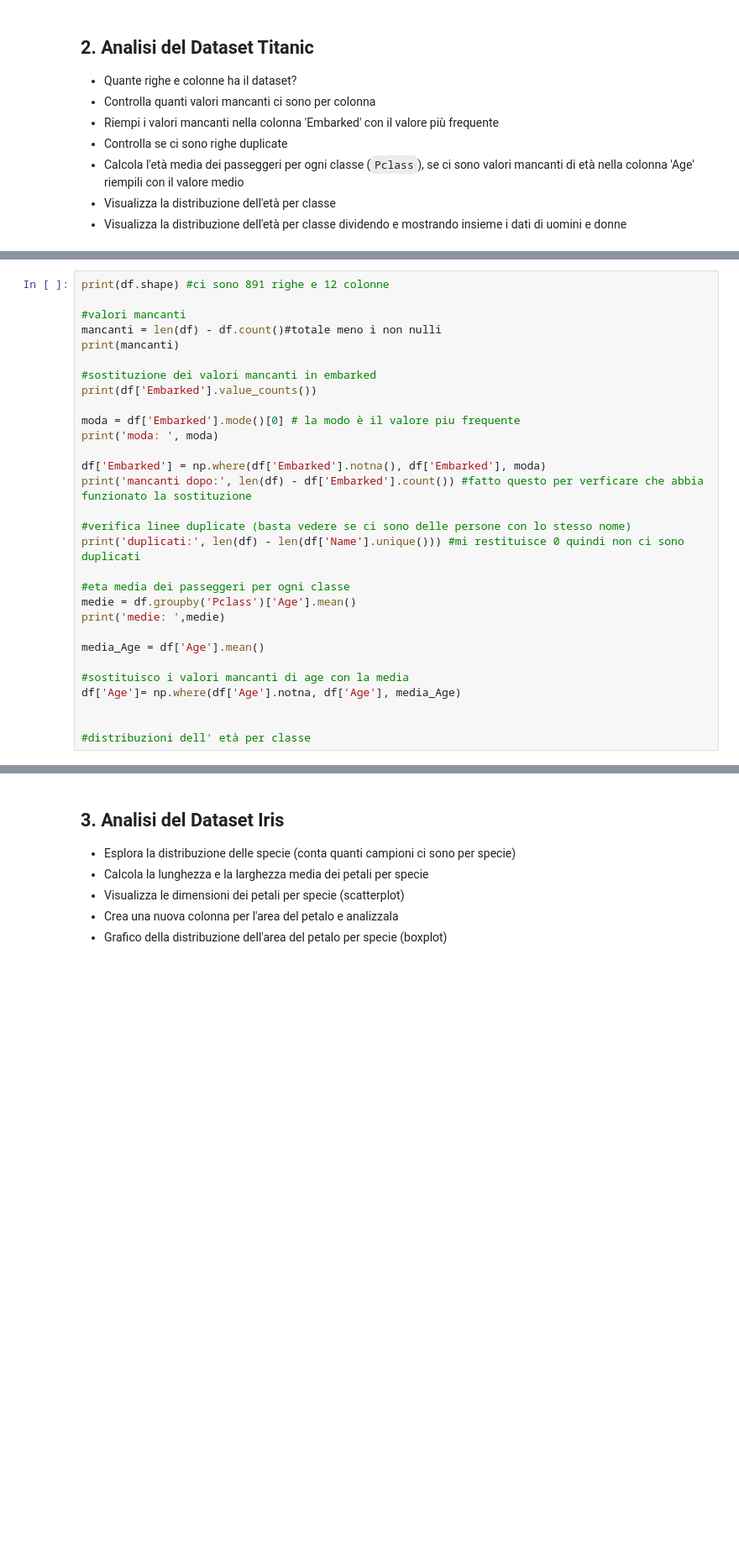
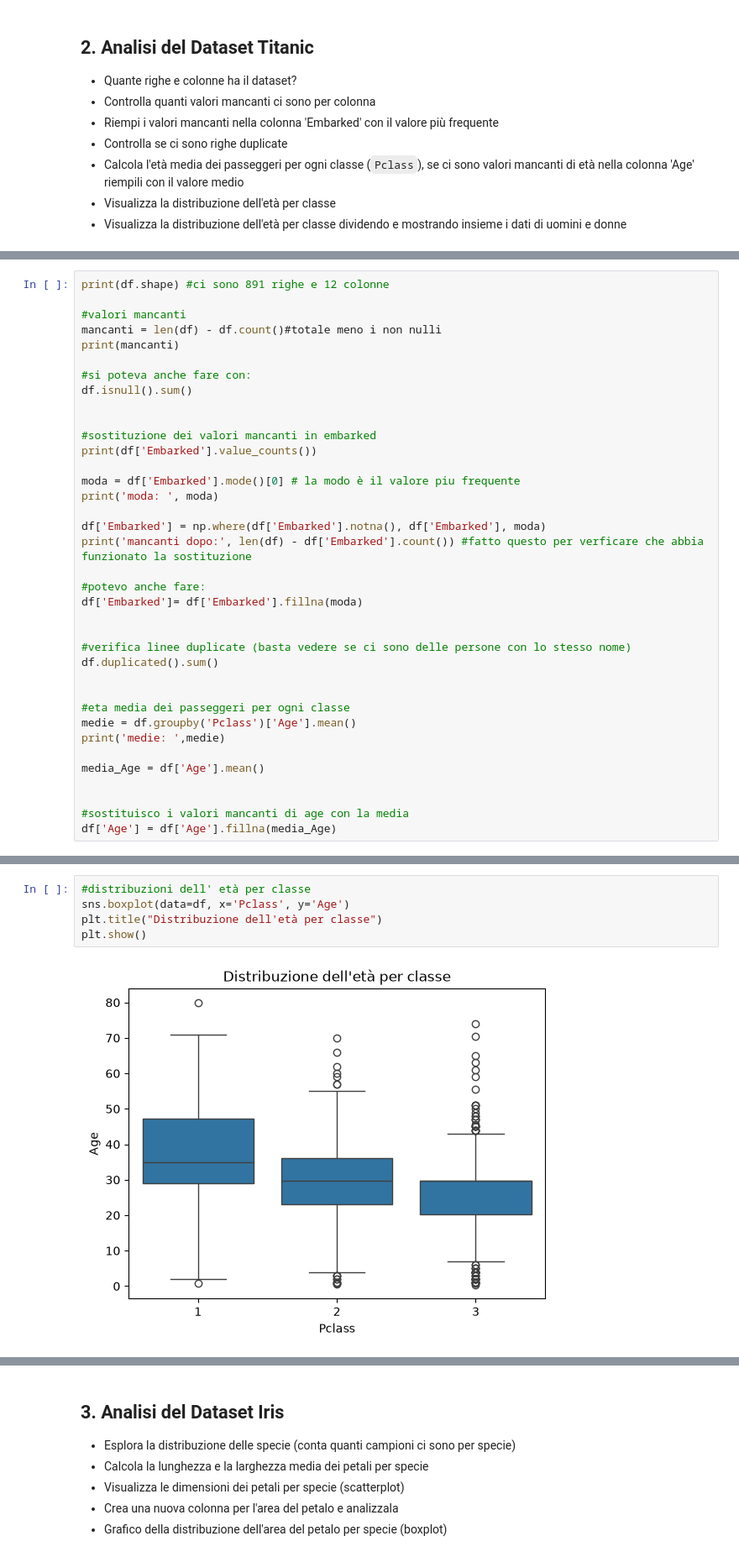
Before and after one commit to Andreabur06/ProgrammingLab, a Jupyter notebook: ESERCIZI/5.4_Esercizi_lez_5.ipynb, the cells around one changed output, grey strips where cells are left out. Shown at 84% size. Drawn from its saved outputs; the diff is of its cells as text; blank space fills up the shorter version.

```diff
--- a/ESERCIZI/5.4_Esercizi_lez_5.ipynb
+++ b/ESERCIZI/5.4_Esercizi_lez_5.ipynb
@@ -76,6 +76,10 @@ print(df.shape) #ci sono 891 righe e 12 colonne
 #valori mancanti
 mancanti = len(df) - df.count()#totale meno i non nulli
 print(mancanti)
+
+#si poteva anche fare con:
+df.isnull().sum()
+
 
 #sostituzione dei valori mancanti in embarked
 print(df['Embarked'].value_counts())
@@ -86,8 +90,13 @@ print('moda: ', moda)
 df['Embarked'] = np.where(df['Embarked'].notna(), df['Embarked'], moda)
 print('mancanti dopo:', len(df) - df['Embarked'].count()) #fatto questo per verficare che abbia funzionato la sostituzione
 
+#potevo anche fare:
+df['Embarked']= df['Embarked'].fillna(moda)
+
+
 #verifica linee duplicate (basta vedere se ci sono delle persone con lo stesso nome)
-print('duplicati:', len(df) - len(df['Name'].unique())) #mi restituisce 0 quindi non ci sono duplicati
+df.duplicated().sum()
+
 
 #eta media dei passeggeri per ogni classe
 medie = df.groupby('Pclass')['Age'].mean()
@@ -95,11 +104,9 @@ print('medie: ',medie)
 
 media_Age = df['Age'].mean()
 
+
 #sostituisco i valori mancanti di age con la media
-df['Age']= np.where(df['Age'].notna, df['Age'], media_Age)
-
-
-#distribuzioni dell' età per classe
+df['Age'] = df['Age'].fillna(media_Age)
 # %% [output]
 (891, 12)
 PassengerId      0
@@ -118,3 +125,10 @@ Cabin          687
 2    29.877630
 3    25.140620
 Name: Age, dtype: float64
+# %%
+#distribuzioni dell' età per classe
+sns.boxplot(data=df, x='Pclass', y='Age')
+plt.title("Distribuzione dell'età per classe")
+plt.show()
+# %% [output]
+[figure, added]
```
Also changed, not shown: parts of 9 cells of this notebook.
